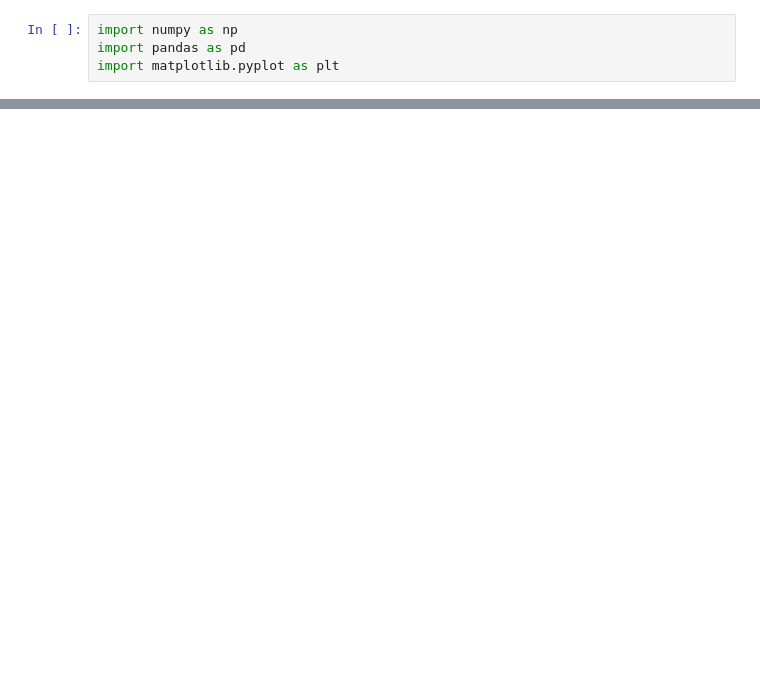
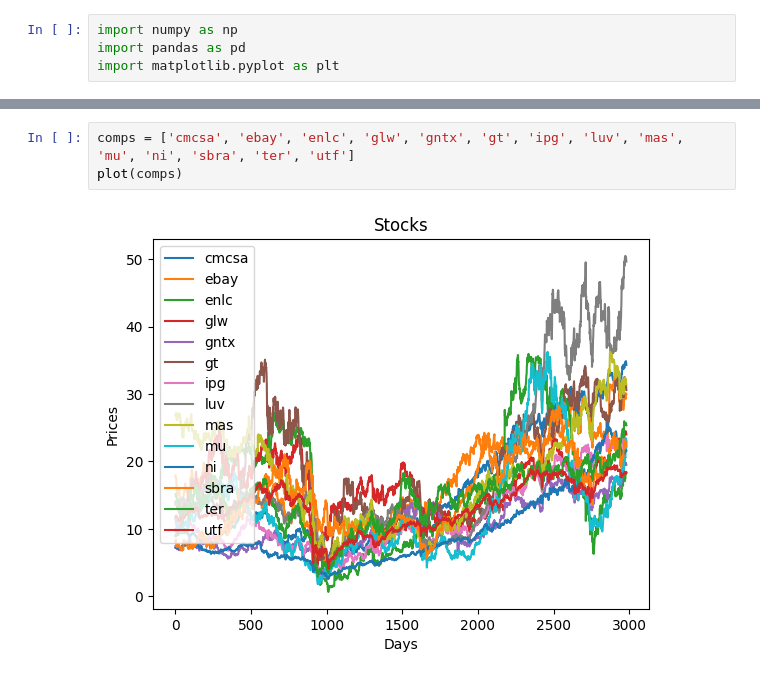
Before and after one commit to carlaMorral/Project-Stock-Market, a Jupyter notebook: clustering/plot_series.ipynb, the cells around one changed output, grey strips where cells are left out. Drawn from its saved outputs; the diff is of its cells as text; blank space fills up the shorter version.

```diff
--- a/clustering/plot_series.ipynb
+++ b/clustering/plot_series.ipynb
@@ -26,0 +41,5 @@ plt.show()
+# %%
+comps = ['cmcsa', 'ebay', 'enlc', 'glw', 'gntx', 'gt', 'ipg', 'luv', 'mas', 'mu', 'ni', 'sbra', 'ter', 'utf']
+plot(comps)
+# %% [output]
+[figure, added]
```
Also changed, not shown: parts of 8 cells of this notebook, 2 other files.
